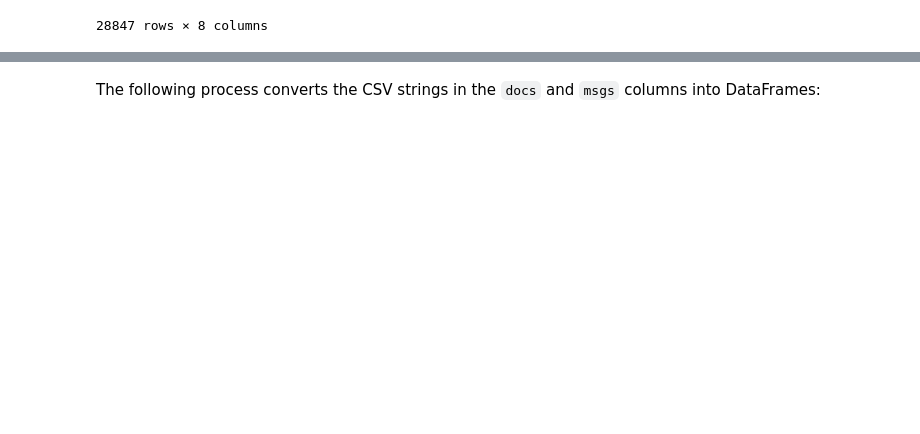
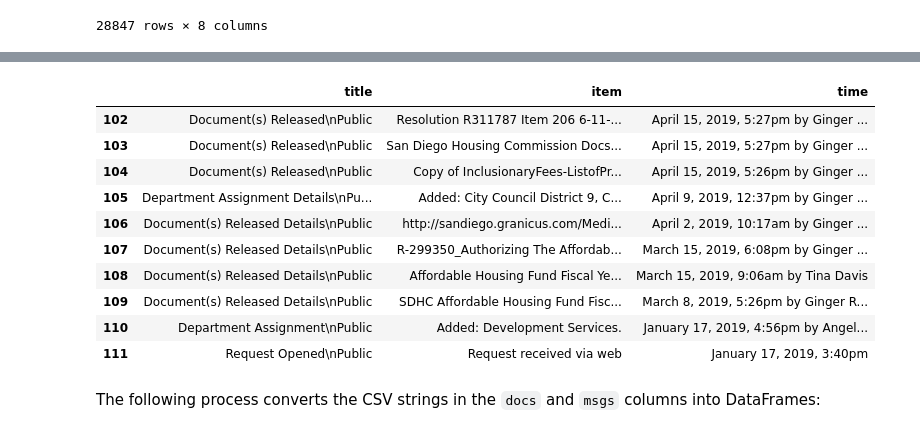
Before and after one commit to Saikrishna-Achalla/police-records-analysis, a Jupyter notebook: steven/nextrequest-selenium.ipynb, the cells around one changed output, grey strips where cells are left out. Saved outputs shown, nothing was run; the diff lists cells and outputs as text; code cells hidden in the pictures; blank space fills up the shorter version.

Commit message:
Third version of Selenium webscraper - gets full text of descriptions and event items, instructions for Sai

```diff
--- a/steven/nextrequest-selenium.ipynb
+++ b/steven/nextrequest-selenium.ipynb
@@ -192,0 +384,15 @@ test_df
+# %%
+url = 'https://sandiego.nextrequest.com/requests/'
+
+test_requests = []
+driver = webdriver.Firefox()
+driver.get(url + '15-1810')
+
+scrape_requests_sequential(test_requests, driver,
+                           num_requests=11,
+                           debug=1,
+                           progress=2)
+
+driver.close()
+
+test = pd.DataFrame(test_requests)
@@ -193,3 +434,17 @@ test_df
+# %%
+pd.read_csv(StringIO(test.loc[0]['msgs'])).tail(10)
+# %% [output]
+|  | title | item | time |
+| 102 | Document(s) Released\nPublic | Resolution R311787 Item 206 6-11-... | April 15, 2019, 5:27pm by Ginger ... |
+| 103 | Document(s) Released\nPublic | San Diego Housing Commission Docs... | April 15, 2019, 5:27pm by Ginger ... |
+| 104 | Document(s) Released\nPublic | Copy of InclusionaryFees-ListofPr... | April 15, 2019, 5:26pm by Ginger ... |
+| 105 | Department Assignment Details\nPu... | Added: City Council District 9, C... | April 9, 2019, 12:37pm by Ginger ... |
+| 106 | Document(s) Released Details\nPublic | http://sandiego.granicus.com/Medi... | April 2, 2019, 10:17am by Ginger ... |
+| 107 | Document(s) Released Details\nPublic | R-299350_Authorizing The Affordab... | March 15, 2019, 6:08pm by Ginger ... |
+| 108 | Document(s) Released Details\nPublic | Affordable Housing Fund Fiscal Ye... | March 15, 2019, 9:06am by Tina Davis |
+| 109 | Document(s) Released Details\nPublic | SDHC Affordable Housing Fund Fisc... | March 8, 2019, 5:26pm by Ginger R... |
+| 110 | Department Assignment\nPublic | Added: Development Services. | January 17, 2019, 4:56pm by Angel... |
+| 111 | Request Opened\nPublic | Request received via web | January 17, 2019, 3:40pm |
 # %% [markdown]
 The following process converts the CSV strings in the `docs` and `msgs` columns into DataFrames:
 # %%
```
Also changed, not shown: parts of 39 cells of this notebook, 1 other file.
